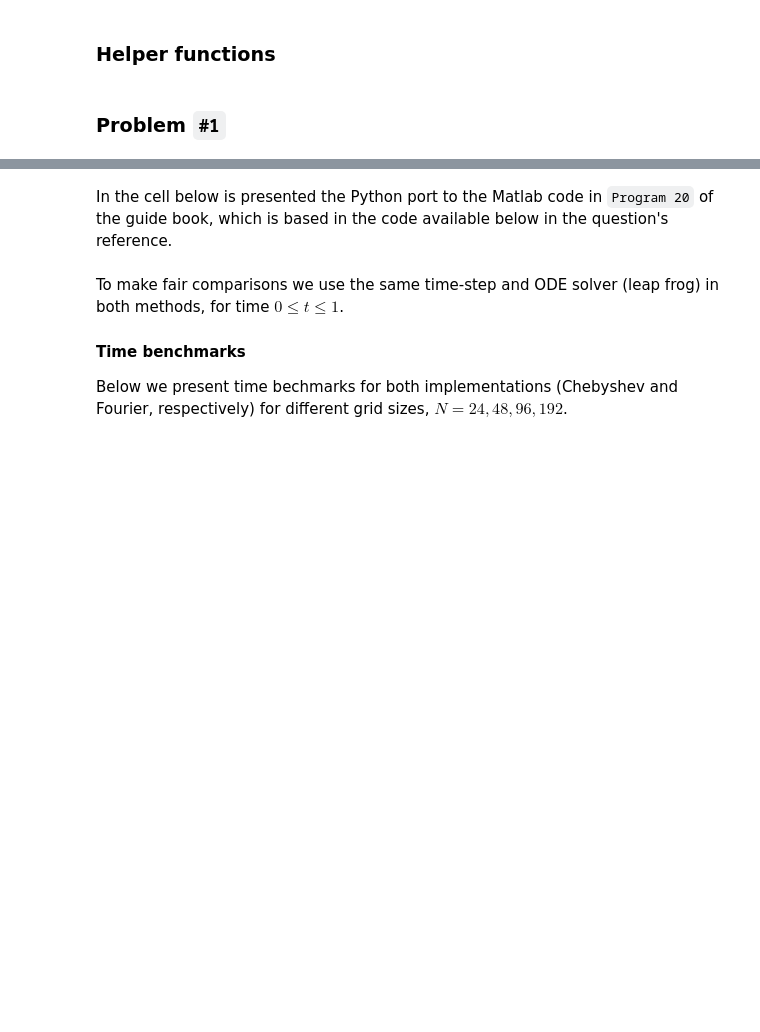
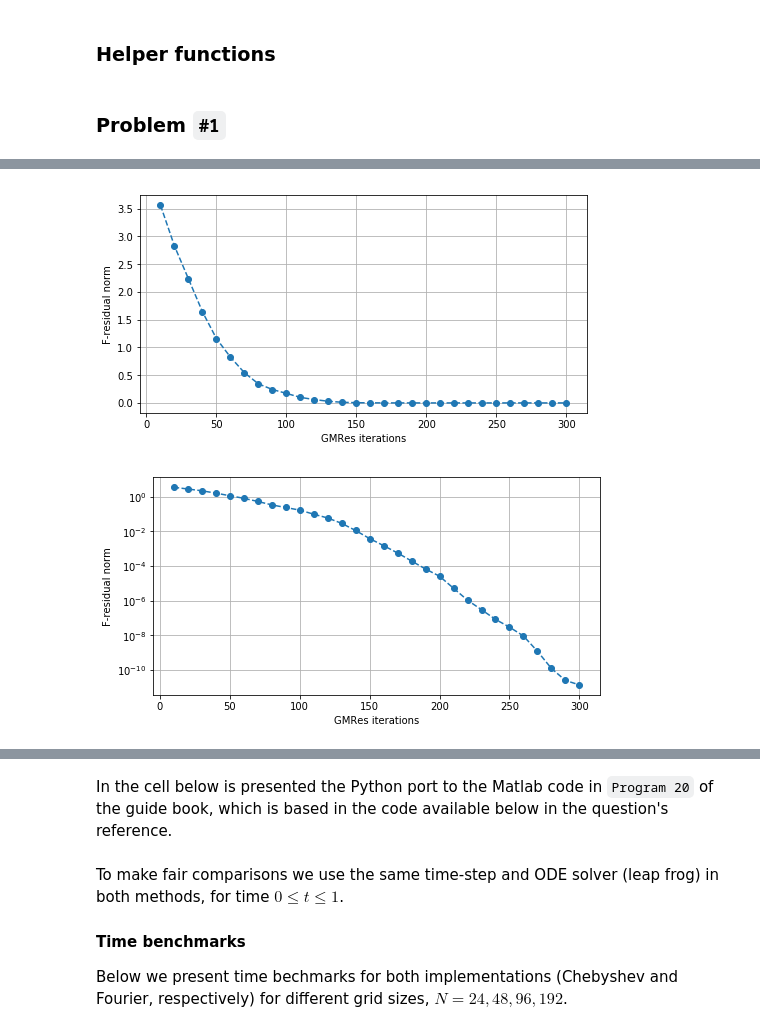
Before and after one commit to mavillan/ACNM, a Jupyter notebook: test2/certamen2-INF510.ipynb, the cells around one changed output, grey strips where cells are left out. Drawn from its saved outputs; the diff is of its cells as text; code cells hidden in the pictures; blank space fills up the shorter version.

```diff
--- a/test2/certamen2-INF510.ipynb
+++ b/test2/certamen2-INF510.ipynb
@@ -128,0 +211,8 @@ def lyapunov_solver2(A,V,m):
+# %%
+# Original solution
+U1,_ = sylvester_solver1(D2, ff)
+res = []
+
+for m in range(10, 301, 10):
+    U2,_,_ = sylvester_solver2(D2, ff, m=m)
+    res.append( np.linalg.norm(U1-U2, ord="fro") )
@@ -128,0 +224,17 @@ def lyapunov_solver2(A,V,m):
+# %%
+plt.figure(figsize=(8,4))
+plt.plot(range(10, 301, 10), res, "o--")
+plt.ylabel("F-residual norm")
+plt.xlabel("GMRes iterations")
+plt.grid()
+plt.show()
+
+plt.figure(figsize=(8,4))
+plt.semilogy(range(10, 301, 10), res, "o--")
+plt.ylabel("F-residual norm")
+plt.xlabel("GMRes iterations")
+plt.grid()
+plt.show()
+# %% [output]
+[figure, added]
+[figure, added]
```
Also changed, not shown: parts of 57 cells of this notebook.
